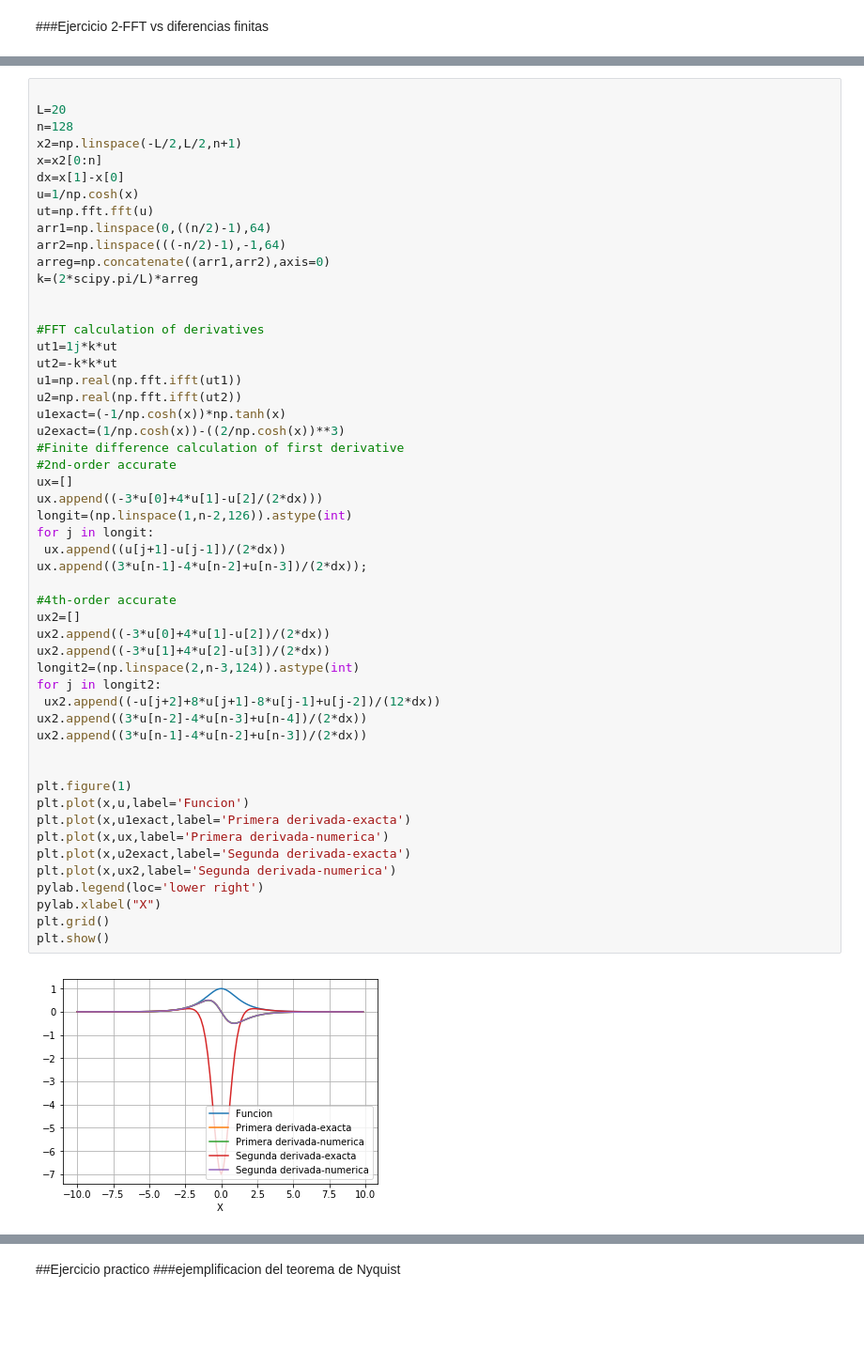
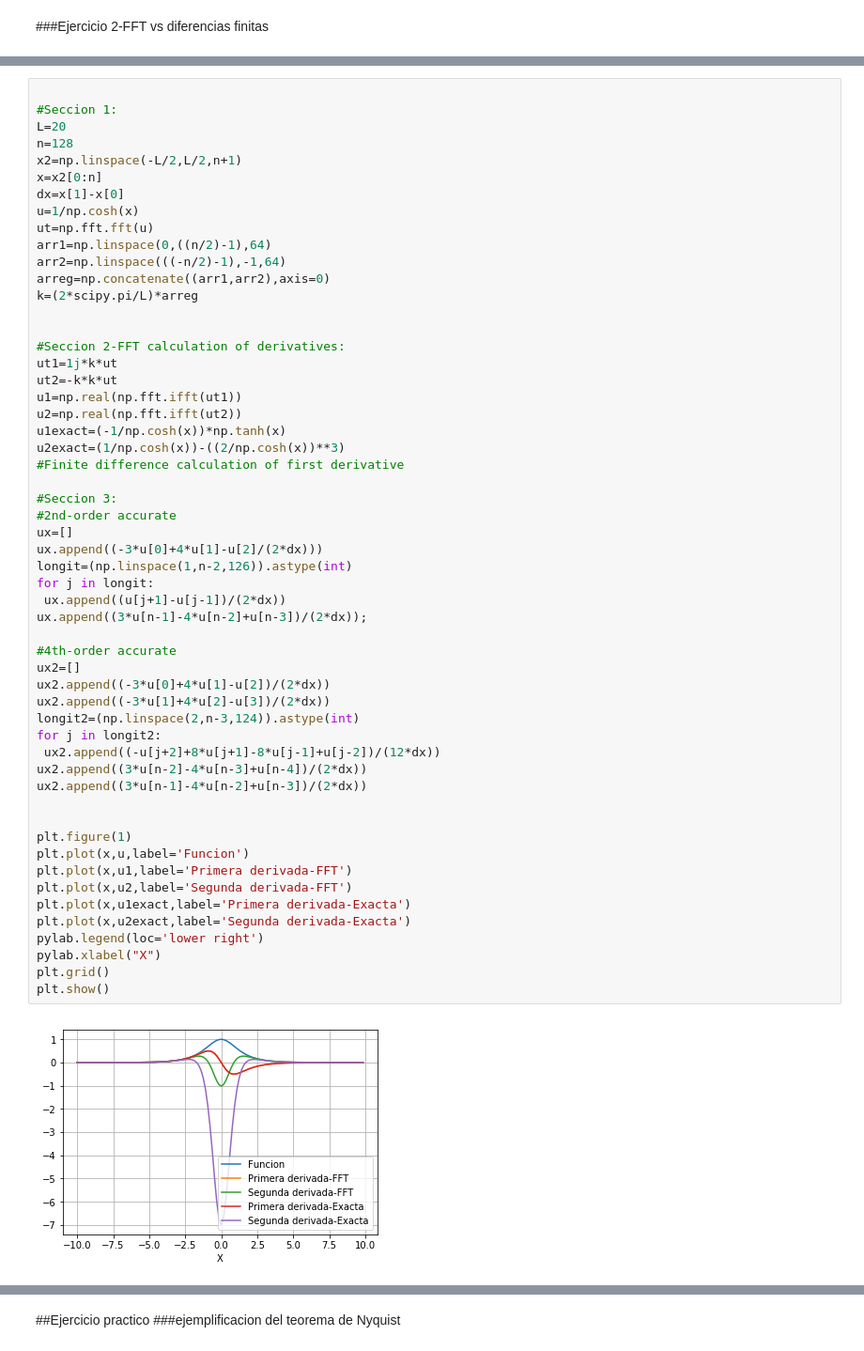
Before and after one commit to ChristianABJ/Herramientas_Computacionales_IMEC3602, a Jupyter notebook: 05_taller04/Taller_4.ipynb, the cells around one changed output, grey strips where cells are left out. Shown at 94% size. Drawn from its saved outputs; the diff is of its cells as text; blank space fills up the shorter version.

```diff
--- a/05_taller04/Taller_4.ipynb
+++ b/05_taller04/Taller_4.ipynb
@@ -52,5 +70,6 @@ plt.show()
 # %%
 
+#Seccion 1:
 L=20
 n=128
 x2=np.linspace(-L/2,L/2,n+1)
@@ -64,42 +83,44 @@ arreg=np.concatenate((arr1,arr2),axis=0)
 k=(2*scipy.pi/L)*arreg
 
 
-#FFT calculation of derivatives
+#Seccion 2-FFT calculation of derivatives:
 ut1=1j*k*ut
 ut2=-k*k*ut
 u1=np.real(np.fft.ifft(ut1))
 u2=np.real(np.fft.ifft(ut2))
 u1exact=(-1/np.cosh(x))*np.tanh(x)
 u2exact=(1/np.cosh(x))-((2/np.cosh(x))**3)
 #Finite difference calculation of first derivative
+
+#Seccion 3:
 #2nd-order accurate
 ux=[]
 ux.append((-3*u[0]+4*u[1]-u[2]/(2*dx)))
 longit=(np.linspace(1,n-2,126)).astype(int)
 for j in longit:
  ux.append((u[j+1]-u[j-1])/(2*dx))
 ux.append((3*u[n-1]-4*u[n-2]+u[n-3])/(2*dx));
 
 #4th-order accurate
 ux2=[]
 ux2.append((-3*u[0]+4*u[1]-u[2])/(2*dx))
 ux2.append((-3*u[1]+4*u[2]-u[3])/(2*dx))
 longit2=(np.linspace(2,n-3,124)).astype(int)
 for j in longit2:
  ux2.append((-u[j+2]+8*u[j+1]-8*u[j-1]+u[j-2])/(12*dx))
 ux2.append((3*u[n-2]-4*u[n-3]+u[n-4])/(2*dx))
 ux2.append((3*u[n-1]-4*u[n-2]+u[n-3])/(2*dx))
 
 
 plt.figure(1)
 plt.plot(x,u,label='Funcion')
-plt.plot(x,u1exact,label='Primera derivada-exacta')
-plt.plot(x,ux,label='Primera derivada-numerica')
-plt.plot(x,u2exact,label='Segunda derivada-exacta')
-plt.plot(x,ux2,label='Segunda derivada-numerica')
+plt.plot(x,u1,label='Primera derivada-FFT')
+plt.plot(x,u2,label='Segunda derivada-FFT')
+plt.plot(x,u1exact,label='Primera derivada-Exacta')
+plt.plot(x,u2exact,label='Segunda derivada-Exacta')
 pylab.legend(loc='lower right')
 pylab.xlabel("X")
 plt.grid()
 plt.show()
 # %% [output]
-[figure, old version]
+[figure, new version]
```
Also changed, not shown: parts of 20 cells of this notebook.
